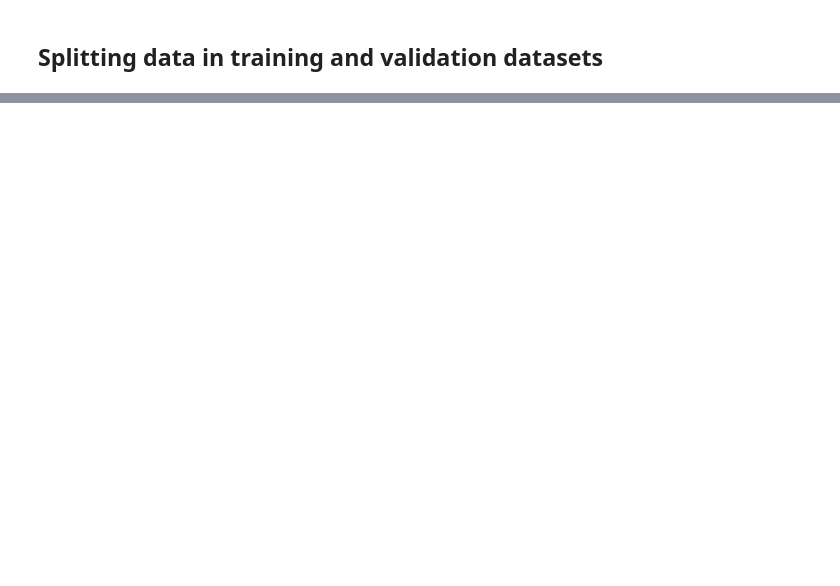
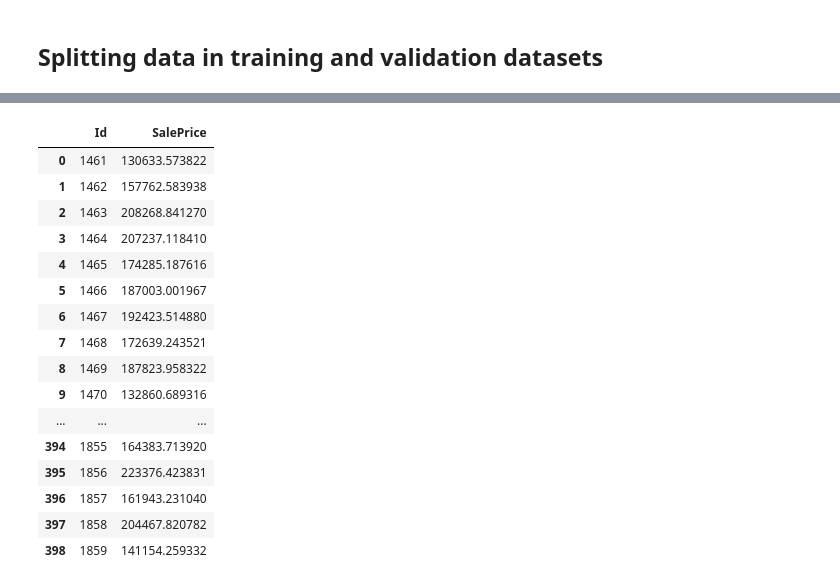
Before and after one commit to marcodeamicis/house_prices_regression, a Jupyter notebook: notebooks/3_modeling_suto.ipynb, the cells around one changed output, grey strips where cells are left out. Cells and saved outputs as stored; diff of their text form; code cells hidden in the pictures; blank space fills up the shorter version.

```diff
--- a/notebooks/3_modeling_suto.ipynb
+++ b/notebooks/3_modeling_suto.ipynb
@@ -82,5 +82,9 @@ We retrieve all the required data for the analysis.
 # %%
 df = pd.read_parquet(INTERIM_FOLDER + 'df_train_interim_01_baseline.pqt')
 df_evaluation = df.copy()
-df_evaluation.shape
+print(f"df_evaluation's shape: {df_evaluation.shape}")
+
+# Importing Kaggle's test dataset.
+x_test_kaggle = pd.read_parquet(INTERIM_FOLDER + 'x_test_kaggle_prepared_baseline.pqt')
+print(f"x_test_kaggle's shape: {x_test_kaggle.shape}")
 # %% [output]
@@ -116,0 +146,23 @@ RMSE: 40198.72
+# %%
+y_pred_kaggle = model.predict(x_test_kaggle)
+y_pred_kaggle = pd.DataFrame(y_pred_kaggle, index=x_test_kaggle.index, columns=['SalePrice']).reset_index()
+y_pred_kaggle.rename(columns={'index':'Id'}, inplace=True)
+y_pred_kaggle
+# %% [output]
+|  | Id | SalePrice |
+| 0 | 1461 | 130633.573822 |
+| 1 | 1462 | 157762.583938 |
+| 2 | 1463 | 208268.841270 |
+| 3 | 1464 | 207237.118410 |
+| 4 | 1465 | 174285.187616 |
+| 5 | 1466 | 187003.001967 |
+| 6 | 1467 | 192423.514880 |
+| 7 | 1468 | 172639.243521 |
+| 8 | 1469 | 187823.958322 |
+| 9 | 1470 | 132860.689316 |
+| ... | ... | ... |
+| 394 | 1855 | 164383.713920 |
+| 395 | 1856 | 223376.423831 |
+| 396 | 1857 | 161943.231040 |
+| 397 | 1858 | 204467.820782 |
+| 398 | 1859 | 141154.259332 |
```
Also changed, not shown: parts of 20 cells of this notebook, 1 other file.
